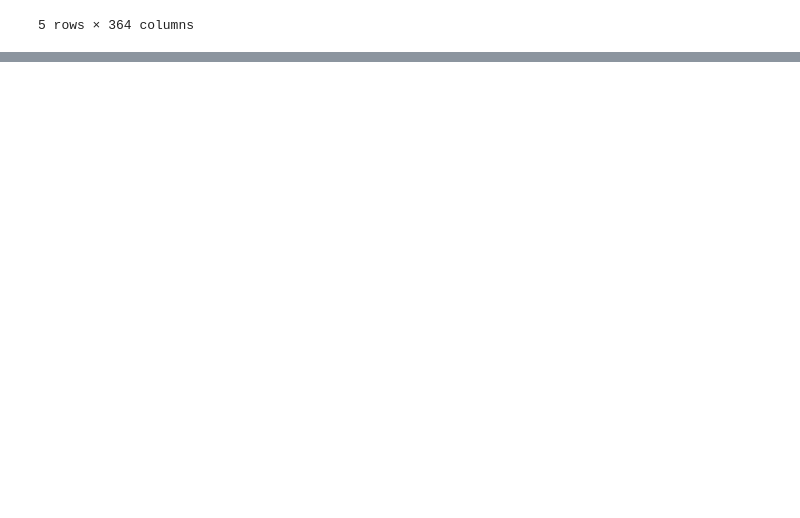
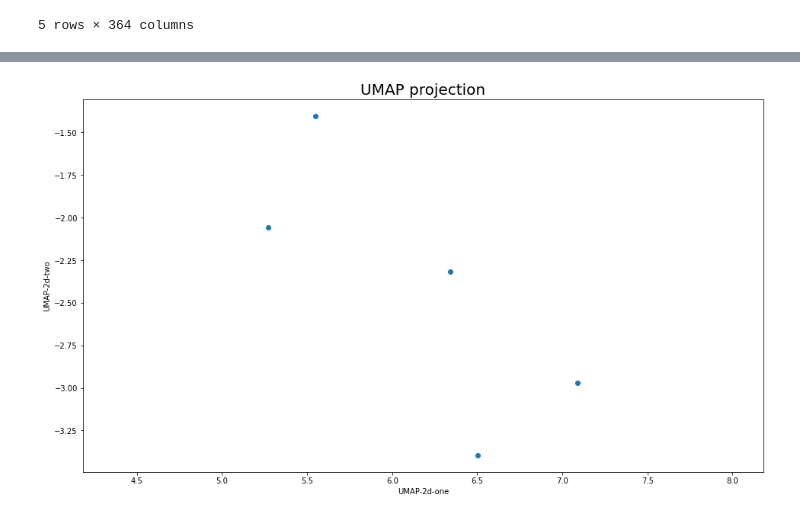
Before and after one commit to covid19-bh-machine-learning/master, a Jupyter notebook: epitope-clustering.ipynb, the cells around one changed output, grey strips where cells are left out. Cells and saved outputs as stored; diff of their text form; code cells hidden in the pictures; blank space fills up the shorter version.

Commit message:
[FEATURE] UMAP for epitopes clustering

```diff
--- a/epitope-clustering.ipynb
+++ b/epitope-clustering.ipynb
@@ -123,0 +127,11 @@ sns.scatterplot(
+# %%
+reducer = umap.UMAP()
+embedding = reducer.fit_transform(pivoted)
+# %%
+plt.scatter(embedding[:, 0], embedding[:, 1])
+plt.xlabel('UMAP-2d-one')
+plt.ylabel('UMAP-2d-two')
+plt.gca().set_aspect('equal', 'datalim')
+plt.title('UMAP projection', fontsize=20);
+# %% [output]
+[figure, added]
```
Also changed, not shown: parts of 3 cells of this notebook.
